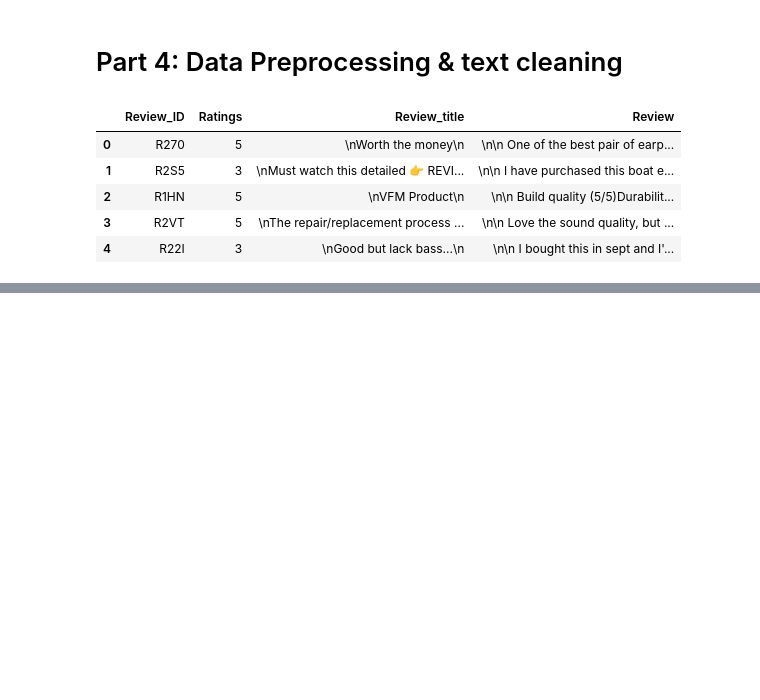
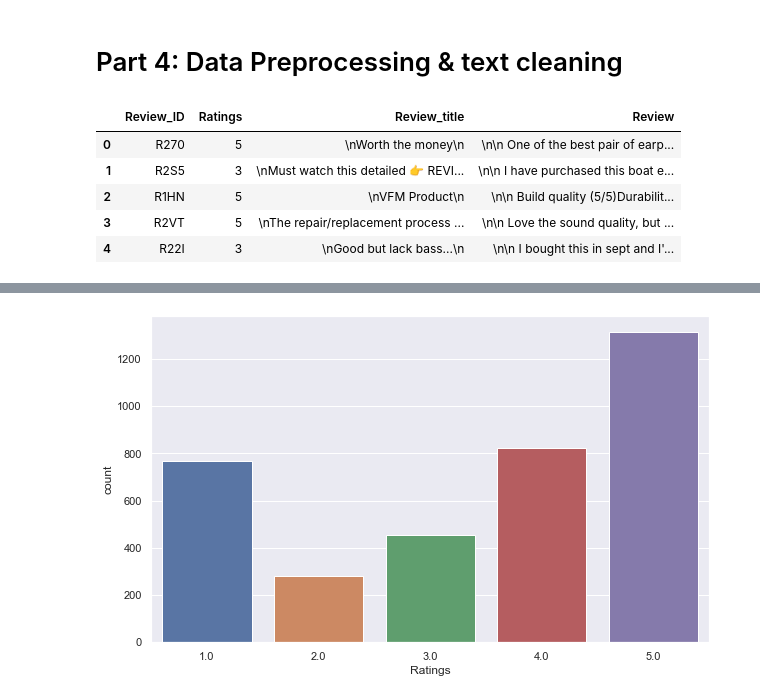
Before and after one commit to ShrikantUppin/NLP, a Jupyter notebook: amazon-reviews.ipynb, the cells around one changed output, grey strips where cells are left out. Saved outputs shown, nothing was run; the diff lists cells and outputs as text; code cells hidden in the pictures; blank space fills up the shorter version.

Commit message:
star rating image added

```diff
--- a/amazon-reviews.ipynb
+++ b/amazon-reviews.ipynb
@@ -418,0 +439,6 @@ word_cloud(dataset, 'Review')
+# %%
+plt.figure(figsize=(10,6))
+sns.countplot(dataset.Ratings)
+plt.show()
+# %% [output]
+[figure, added]
```
Also changed, not shown: parts of 9 cells of this notebook, 1 other file.
